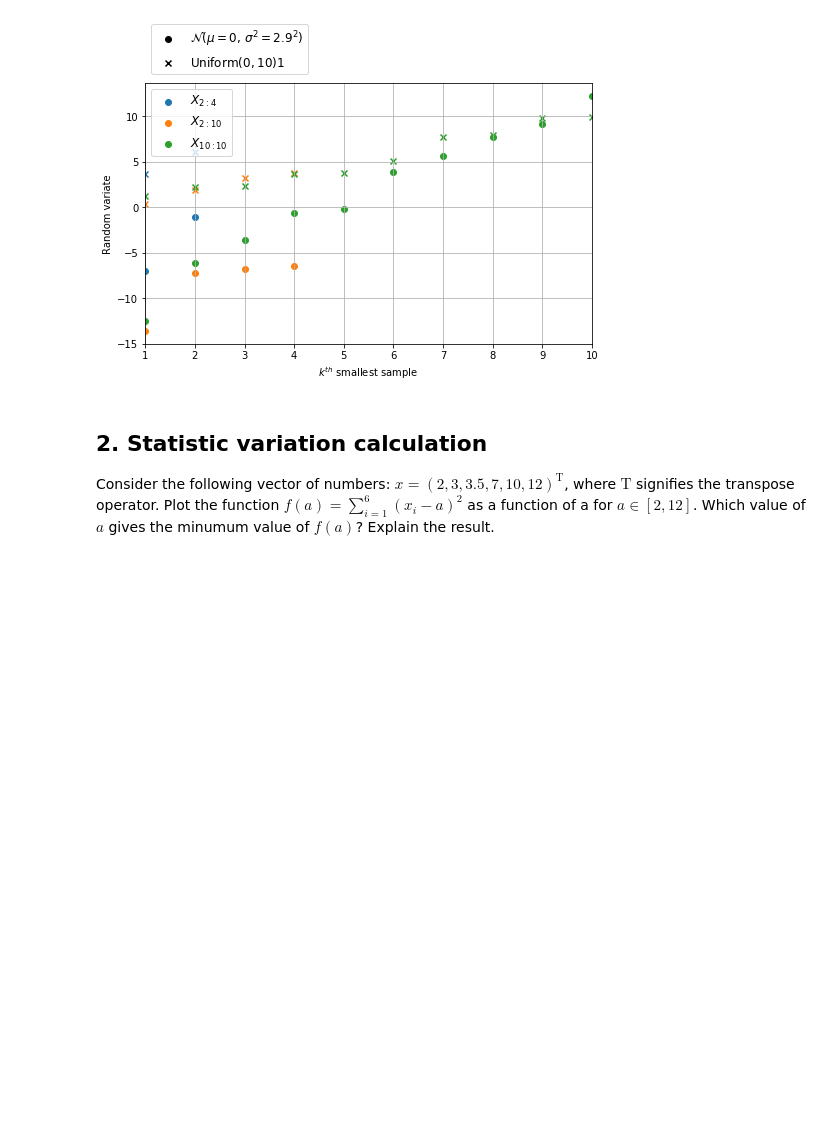
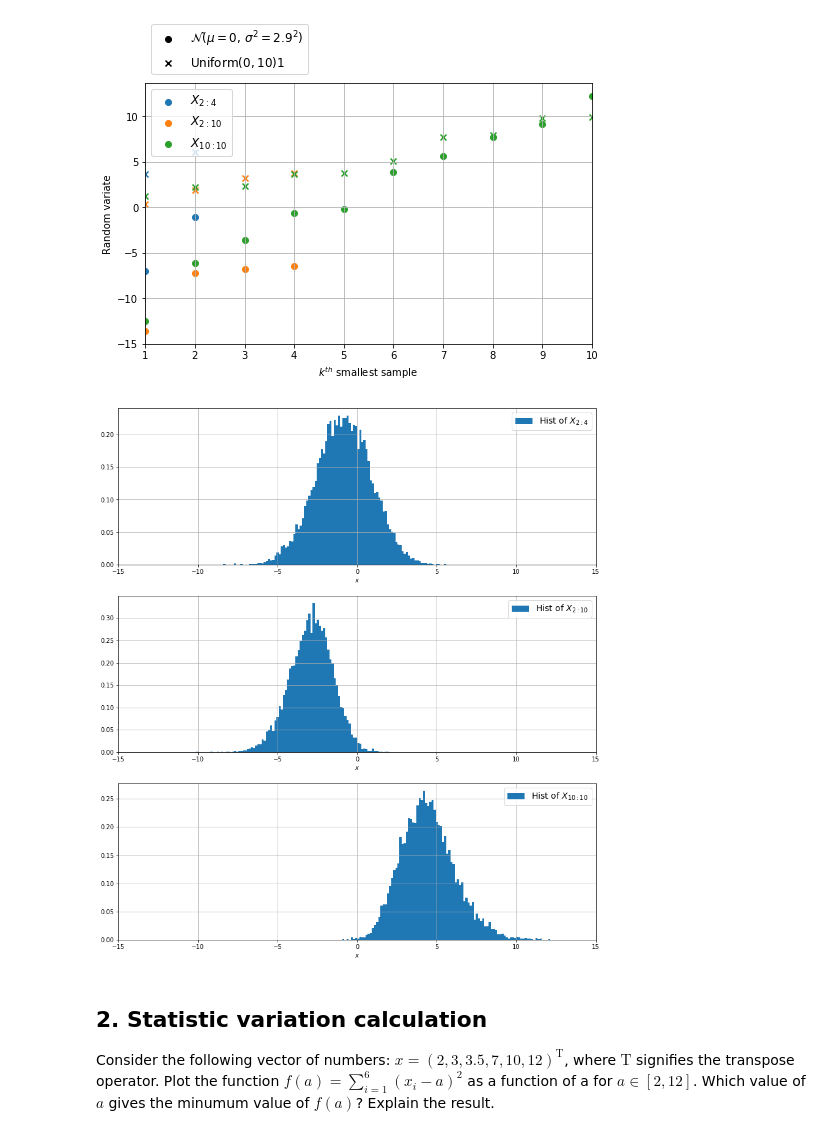
Before and after one commit to indiaki1o/ISI2, a Jupyter notebook: EX2/EX02.ipynb, the cells around one changed output. Drawn from its saved outputs; the diff is of its cells as text; code cells hidden in the pictures; blank space fills up the shorter version.

```diff
--- a/EX2/EX02.ipynb
+++ b/EX2/EX02.ipynb
@@ -174,5 +211,46 @@ _= ax.add_artist(lgd)
 # %% [output]
 [figure]
+# %%
+m_sample=10000
+
+#
+fig_ = plt.figure(figsize=(14,16))
+nbins=300
+nk_list=[[2,4], [2,10], [10,10]]
+for i,nk in enumerate(nk_list):
+    k=nk[0]
+    n=nk[1]
+    # print(i,n,k)
+
+    ax_=plt.subplot(3,1,i+1)
+    # for X_2:4
+    X_n = [scipy.stats.norm(loc=0, scale=2.9) for x in range(n)]
+    samples_Xn=\
+    np.array(
+        list(map(lambda X: X.rvs(size=m_sample), X_n))
+    )
+    # print(np.var(samples_Xn, axis=1, ddof=1))
+    min_X_kn = np.sort(samples_Xn,axis=0)
+    hist_=ax_.hist(min_X_kn[k-1,:],bins=nbins,
+                   range=(-20,20),
+                   density=True, histtype="bar",
+                   label="Hist of $X_{"+"{0:d}:{1:d}".format(k,n)+"}$")
+    y_max=max([y_max,max(Y)])
+    #
+    ax_.grid(True)
+    # ax_.axis('equal')
+    ax_.legend(fontsize=14)
+    ax_.axes.set_ylabel("")
+    ax_.axes.set_xlim(-15,15)
+    ax_.axes.set_ylim(0,)
+    ax_.axes.set_xlabel("$x$")
+#
+X_k_th_smallest=\
+np.array(
+    [min_X[k,:] for k in range(n)]
+)
+# %% [output]
+[figure, added]
 # %% [markdown]
 ## 2. Statistic variation calculation
 Consider the following vector of numbers: $x = (2, 3, 3.5, 7, 10, 12)^\mathrm{T}$, where $\mathrm{T}$ signifies the transpose operator.
```
Also changed, not shown: parts of 6 cells of this notebook.
